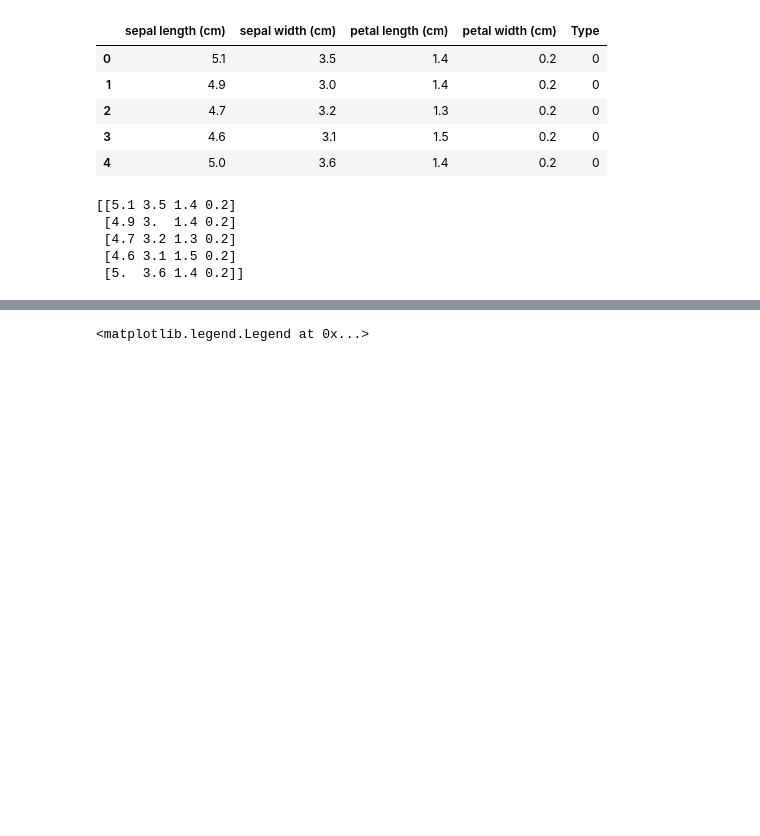
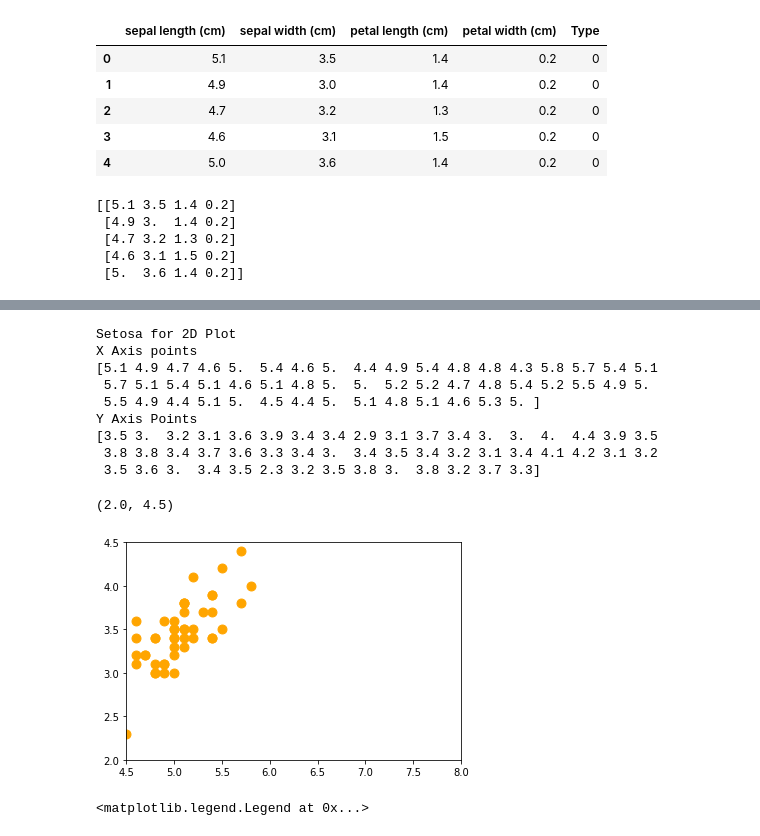
Before and after one commit to sandipanpaul21/Clustering-in-Python, a Jupyter notebook: DBScan_Clustering.ipynb, the cells around one changed output, grey strips where cells are left out. Cells and saved outputs as stored; diff of their text form; code cells hidden in the pictures; blank space fills up the shorter version.

```diff
--- a/DBScan_Clustering.ipynb
+++ b/DBScan_Clustering.ipynb
@@ -75 +96,25 @@ print(iris_X[iris_Y == 0,1])
+# %%
+# Filtering Setosa for 2D Plot
+print("Setosa for 2D Plot")
+print("X Axis points")
+print(iris_X[iris_Y == 0,0])
+print("Y Axis Points")
+print(iris_X[iris_Y == 0,1])
+print('\n')
+plt.scatter(iris_X[iris_Y == 0, 0], iris_X[iris_Y == 0, 1],
+            s = 80, c = 'orange', label = 'Iris-setosa')
+plt.xlim([4.5,8])
+plt.ylim([2,4.5])
+# %% [output]
+Setosa for 2D Plot
+X Axis points
+[5.1 4.9 4.7 4.6 5.  5.4 4.6 5.  4.4 4.9 5.4 4.8 4.8 4.3 5.8 5.7 5.4 5.1
+ 5.7 5.1 5.4 5.1 4.6 5.1 4.8 5.  5.  5.2 5.2 4.7 4.8 5.4 5.2 5.5 4.9 5.
+ 5.5 4.9 4.4 5.1 5.  4.5 4.4 5.  5.1 4.8 5.1 4.6 5.3 5. ]
+Y Axis Points
+[3.5 3.  3.2 3.1 3.6 3.9 3.4 3.4 2.9 3.1 3.7 3.4 3.  3.  4.  4.4 3.9 3.5
+ 3.8 3.8 3.4 3.7 3.6 3.3 3.4 3.  3.4 3.5 3.4 3.2 3.1 3.4 4.1 4.2 3.1 3.2
+ 3.5 3.6 3.  3.4 3.5 2.3 3.2 3.5 3.8 3.  3.8 3.2 3.7 3.3]
+(2.0, 4.5)
+[figure, added]
 # %%
```
Also changed, not shown: parts of 9 cells of this notebook.
